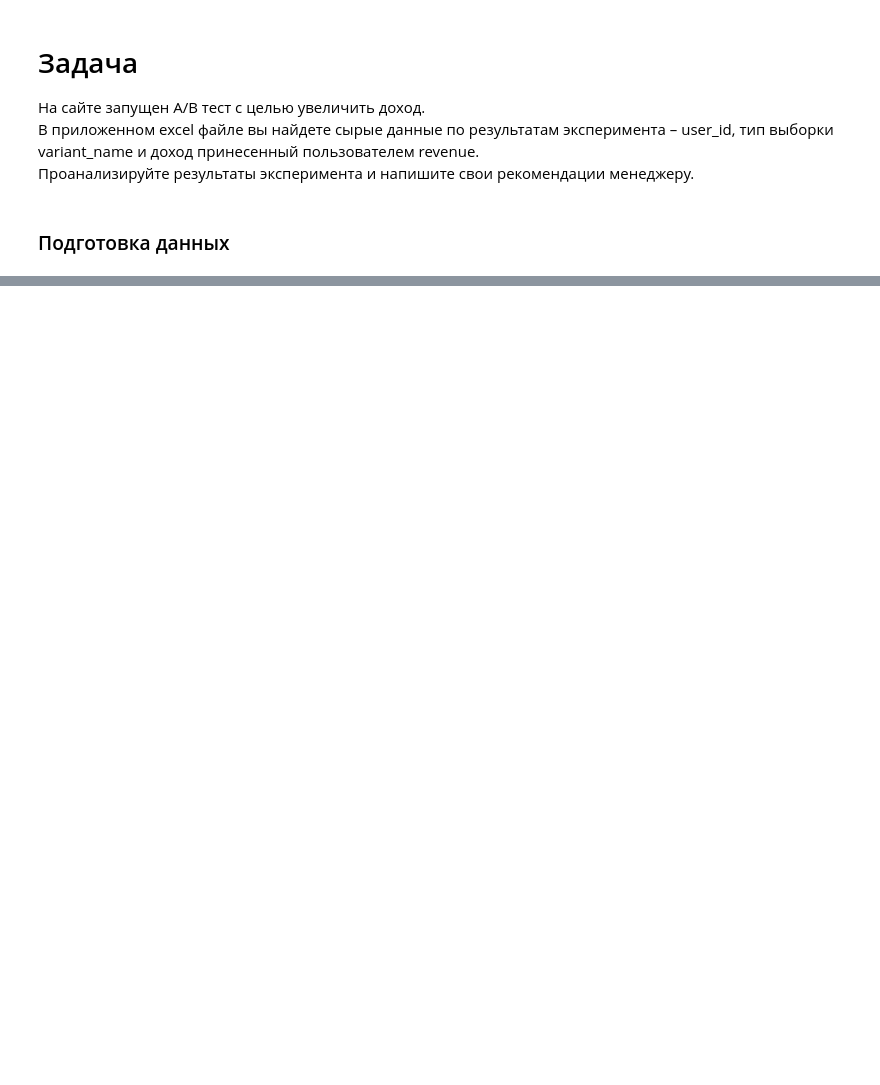
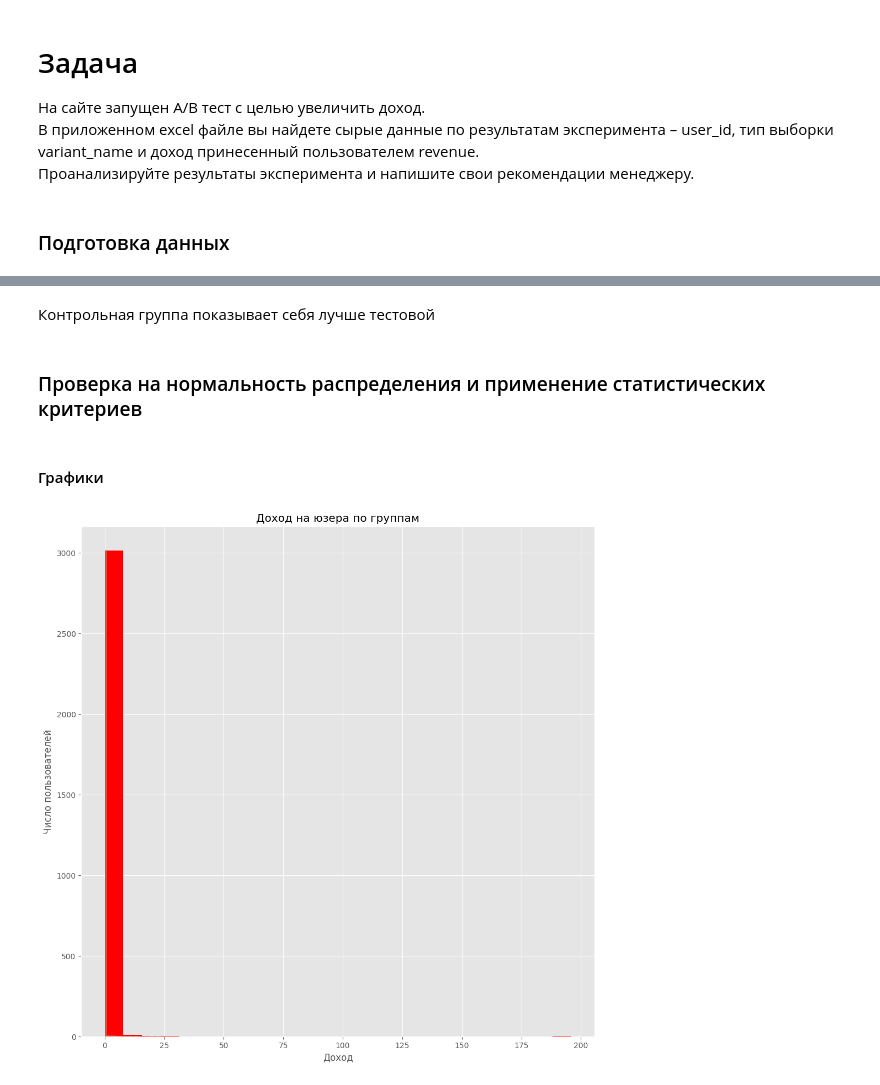
Before and after one commit to MaryVecherik/AB-test-seminars-homework, a Jupyter notebook: seminar8/homework8.ipynb, the cells around one changed output, grey strips where cells are left out. Saved outputs shown, nothing was run; the diff lists cells and outputs as text; code cells hidden in the pictures; blank space fills up the shorter version.

```diff
--- a/seminar8/homework8.ipynb
+++ b/seminar8/homework8.ipynb
@@ -19,6 +19,6 @@ warnings.filterwarnings("ignore", category=UserWarning, module="openpyxl")
 # %% [markdown]
 ### Подготовка данных
 # %%
-df = pd.read_excel('AB_Test_Results')
-df.shape
+df = pd.read_excel('AB_Test_Results.xlsx')
+df.head()
 # %% [output]
@@ -25,0 +46,5 @@ FileNotFoundError: [Errno 2] No such file or directory: 'AB_Test_Results'
+# %%
+duplicates = (df.groupby('USER_ID')['VARIANT_NAME'].nunique() == 1)
+duplicates = duplicates[duplicates]
+df = df[df['USER_ID'].isin(duplicates.index)]
+df
@@ -25,0 +146,20 @@ FileNotFoundError: [Errno 2] No such file or directory: 'AB_Test_Results'
+# %% [markdown]
+Контрольная группа показывает себя лучше тестовой
+# %% [markdown]
+### Проверка на нормальность распределения и применение статистических критериев
+# %% [markdown]
+#### Графики
+# %%
+plt.figure(figsize=(12, 12))
+control_visit_all = df['REVENUE'][df['VARIANT_NAME']=='control']
+test_visit_all = df['REVENUE'][df['VARIANT_NAME']=='variant']
+
+plt.hist(control_visit_all, color='r', bins=25)
+plt.hist(test_visit_all, bins=25)
+plt.title('Доход на юзера по группам')
+plt.xlabel('Доход')
+plt.ylabel('Число пользователей')
+
+plt.show()
+# %% [output]
+[figure, added]
```
Also changed, not shown: parts of 33 cells of this notebook.
